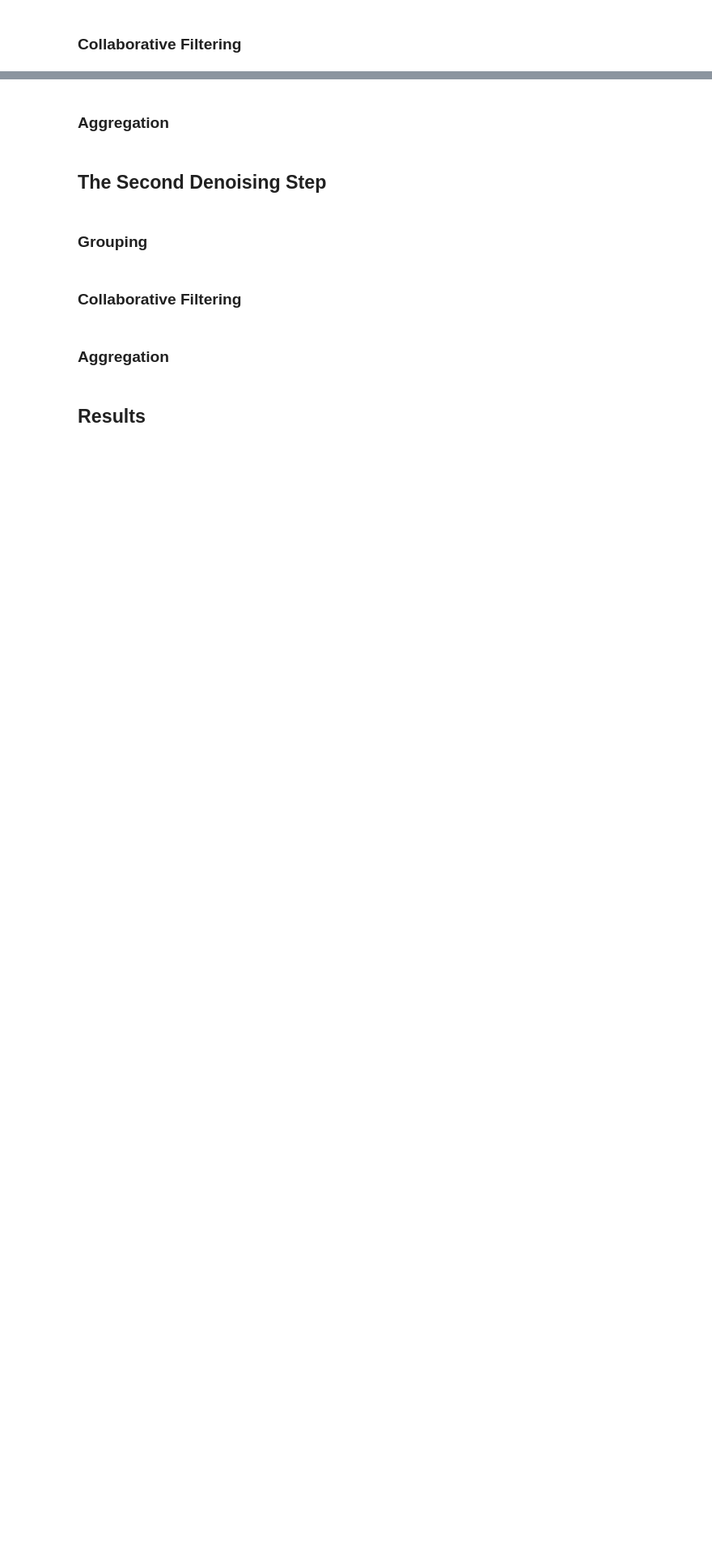
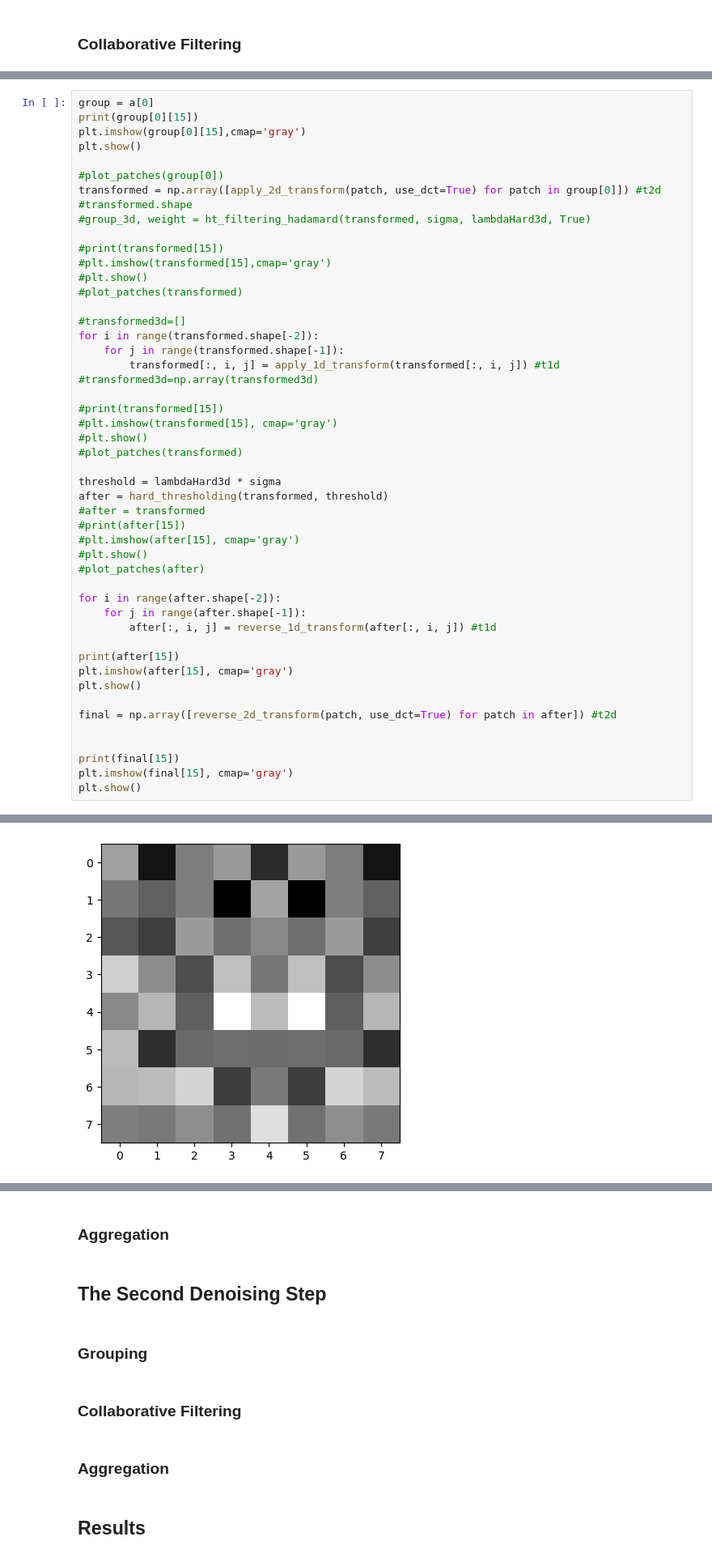
Before and after one commit to mariddc/denoising, a Jupyter notebook: BM3D.ipynb, the cells around one changed output, grey strips where cells are left out. Shown: that part at 81% size. Saved outputs shown, nothing was run; the diff lists cells and outputs as text; blank space fills up the shorter version.

Commit message:
add collab filtering tests

```diff
--- a/BM3D.ipynb
+++ b/BM3D.ipynb
@@ -172,0 +251,50 @@ rever passo em grouping_1st_step
+# %%
+group = a[0]
+print(group[0][15])
+plt.imshow(group[0][15],cmap='gray')
+plt.show()
+
+#plot_patches(group[0])
+transformed = np.array([apply_2d_transform(patch, use_dct=True) for patch in group[0]]) #t2d
+#transformed.shape
+#group_3d, weight = ht_filtering_hadamard(transformed, sigma, lambdaHard3d, True)
+
+#print(transformed[15])
+#plt.imshow(transformed[15],cmap='gray')
+#plt.show()
+#plot_patches(transformed)
+
+#transformed3d=[]
+for i in range(transformed.shape[-2]):
+    for j in range(transformed.shape[-1]):
+        transformed[:, i, j] = apply_1d_transform(transformed[:, i, j]) #t1d
+#transformed3d=np.array(transformed3d)
+
+#print(transformed[15])
+#plt.imshow(transformed[15], cmap='gray')
+#plt.show()
+#plot_patches(transformed)
+
+threshold = lambdaHard3d * sigma
+after = hard_thresholding(transformed, threshold)
+#after = transformed
+#print(after[15])
+#plt.imshow(after[15], cmap='gray')
+#plt.show()
+#plot_patches(after)
+
+for i in range(after.shape[-2]):
+    for j in range(after.shape[-1]):
+        after[:, i, j] = reverse_1d_transform(after[:, i, j]) #t1d
+
+print(after[15])
+plt.imshow(after[15], cmap='gray')
+plt.show()
+
+final = np.array([reverse_2d_transform(patch, use_dct=True) for patch in after]) #t2d
+
+
+print(final[15])
+plt.imshow(final[15], cmap='gray')
+plt.show()
+# %% [output]
@@ -172,0 +317 @@ rever passo em grouping_1st_step
+[figure, added]
```
Also changed, not shown: parts of 39 cells of this notebook, 2 other files.
